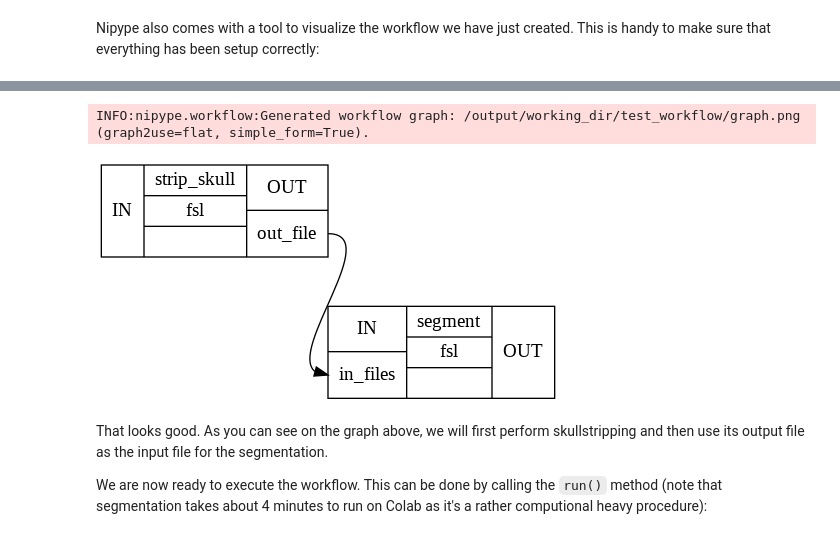
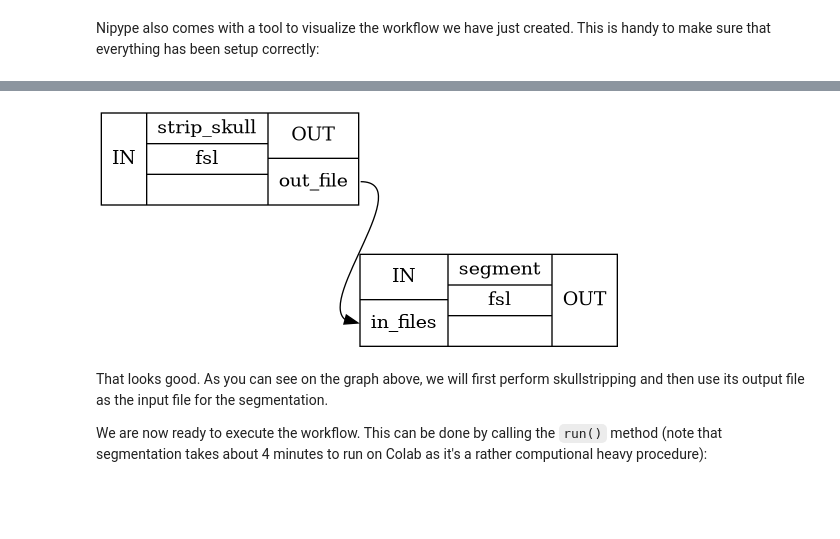
Before and after one commit to dominikpegler/tewa2-neuroimaging, a Jupyter notebook: 3 - Nipype interfaces nodes workflows.ipynb, the cells around one changed output, grey strips where cells are left out. Drawn from its saved outputs; the diff is of its cells as text; code cells hidden in the pictures; blank space fills up the shorter version.

````diff
--- a/3 - Nipype interfaces nodes workflows.ipynb
+++ b/3 - Nipype interfaces nodes workflows.ipynb
@@ -249,7 +178,7 @@ We have now created the respective nodes (note that nothing has been executed ye
 # %%
 # Initialize workflow
 wf = Workflow(name = "test_workflow",
-              base_dir = "/output/working_dir")
+              base_dir = "output/working_dir")
 # %% [markdown]
 The next step is to connect our nodes to each other. This can be done by calling the Workflow object's (```wf```) method ```connect```. The basic syntax looks like this:
 # %% [markdown]
@@ -269,5 +198,5 @@ Nipype also comes with a tool to visualize the workflow we have just created. Th
 # %%
 wf.write_graph(graph2use='flat')
 from IPython.display import Image
-Image(filename="/output/working_dir/test_workflow/graph_detailed.png")
+Image(filename="output/working_dir/test_workflow/graph_detailed.png")
 # %% [output]
@@ -276,5 +205,4 @@ Image(filename="/output/working_dir/test_workflow/graph_detailed.png")
-INFO:nipype.workflow:Generated workflow graph: /output/working_dir/test_workflow/graph.png (graph2use=flat, simple_form=True).
-[figure, old version]
+[figure, new version]
 # %% [markdown]
 That looks good. As you can see on the graph above, we will first perform skullstripping and then use its output file as the input file for the segmentation.
 
````
Also changed, not shown: parts of 20 cells of this notebook.
